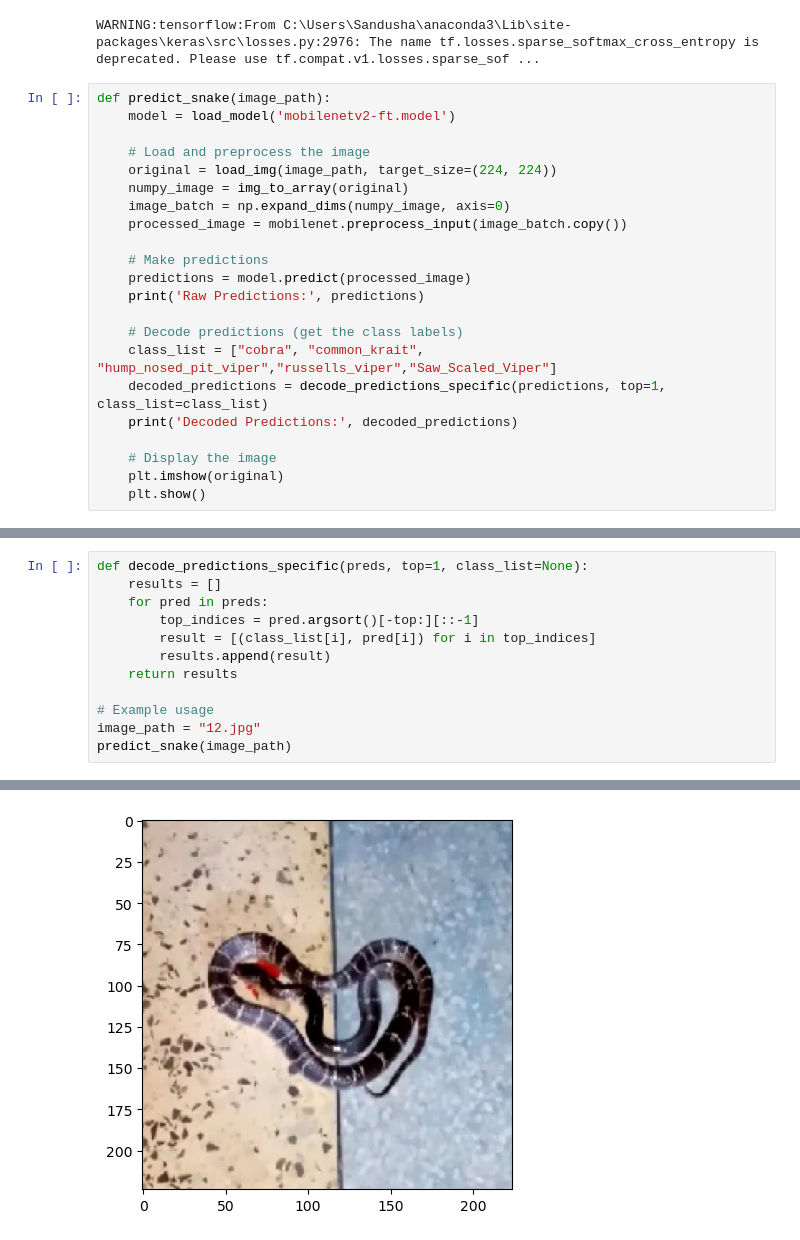
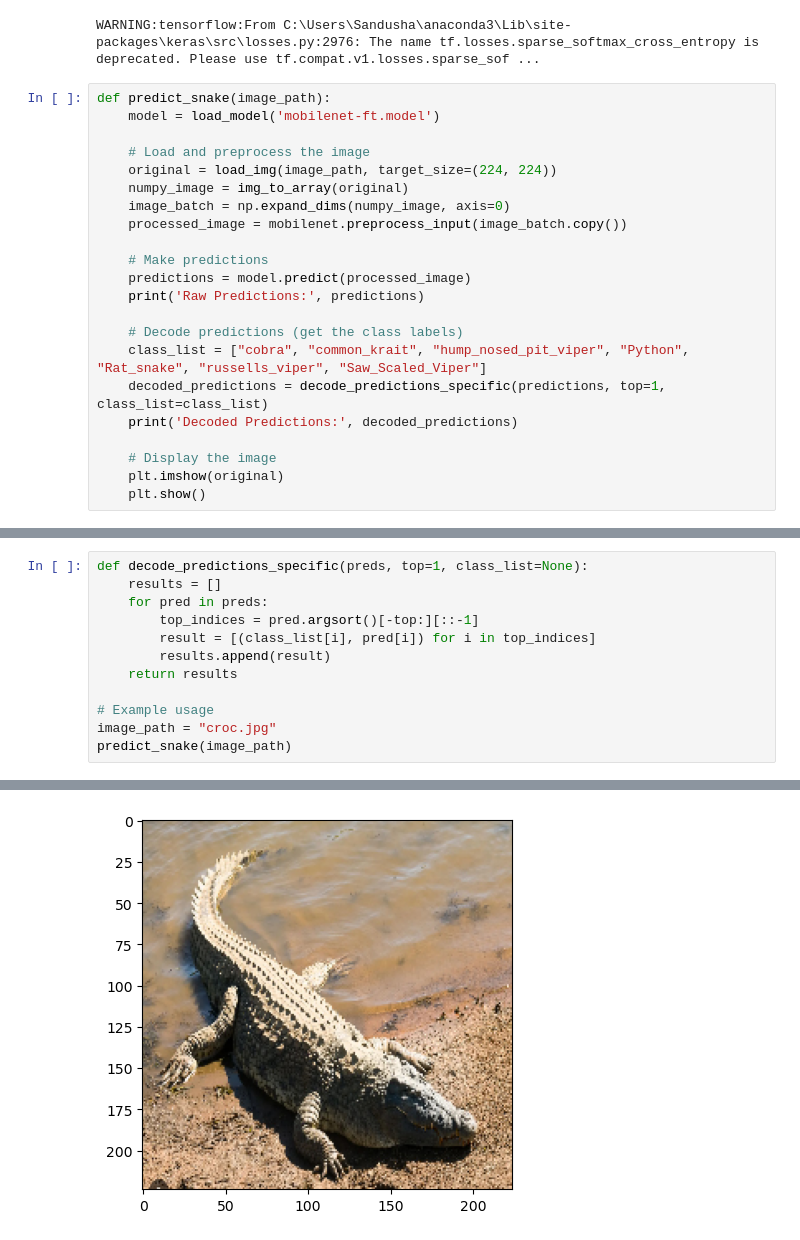
Before and after one commit to Sandusha/SnakeGModels, a Jupyter notebook: Pred.ipynb, the cells around one changed output, grey strips where cells are left out. Saved outputs shown, nothing was run; the diff lists cells and outputs as text.

Commit message:
update model

```diff
--- a/Pred.ipynb
+++ b/Pred.ipynb
@@ -10,7 +10,7 @@ import matplotlib.pyplot as plt
 WARNING:tensorflow:From C:\Users\Sandusha\anaconda3\Lib\site-packages\keras\src\losses.py:2976: The name tf.losses.sparse_softmax_cross_entropy is deprecated. Please use tf.compat.v1.losses.sparse_sof ...
 # %%
 def predict_snake(image_path):
-    model = load_model('mobilenetv2-ft.model')
+    model = load_model('mobilenet-ft.model')
 
     # Load and preprocess the image
     original = load_img(image_path, target_size=(224, 224))
@@ -23,7 +23,7 @@ def predict_snake(image_path):
     print('Raw Predictions:', predictions)
 
     # Decode predictions (get the class labels)
-    class_list = ["cobra", "common_krait", "hump_nosed_pit_viper","russells_viper","Saw_Scaled_Viper"]
+    class_list = ["cobra", "common_krait", "hump_nosed_pit_viper", "Python", "Rat_snake", "russells_viper", "Saw_Scaled_Viper"]
     decoded_predictions = decode_predictions_specific(predictions, top=1, class_list=class_list)
     print('Decoded Predictions:', decoded_predictions)
 
@@ -40,6 +66,6 @@ def decode_predictions_specific(preds, top=1, class_list=None):
     return results
 
 # Example usage
-image_path = "12.jpg"
+image_path = "croc.jpg"
 predict_snake(image_path)
 # %% [output]
@@ -49 +81 @@ Decoded Predictions: [[('common_krait', 0.98061866)]]
-[figure, old version]
+[figure, new version]
```
Also changed, not shown: parts of 5 cells of this notebook, 10 other files.
